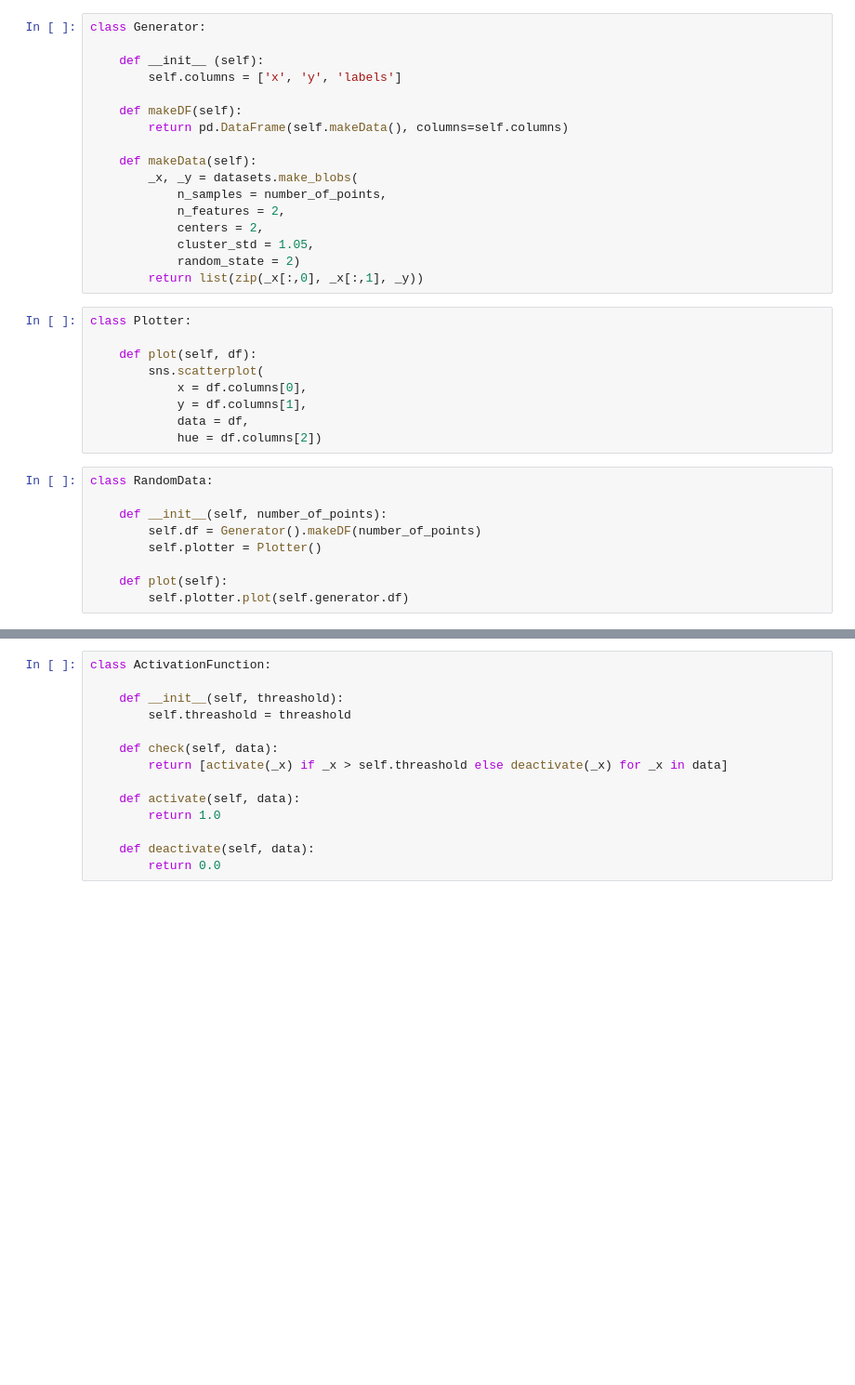
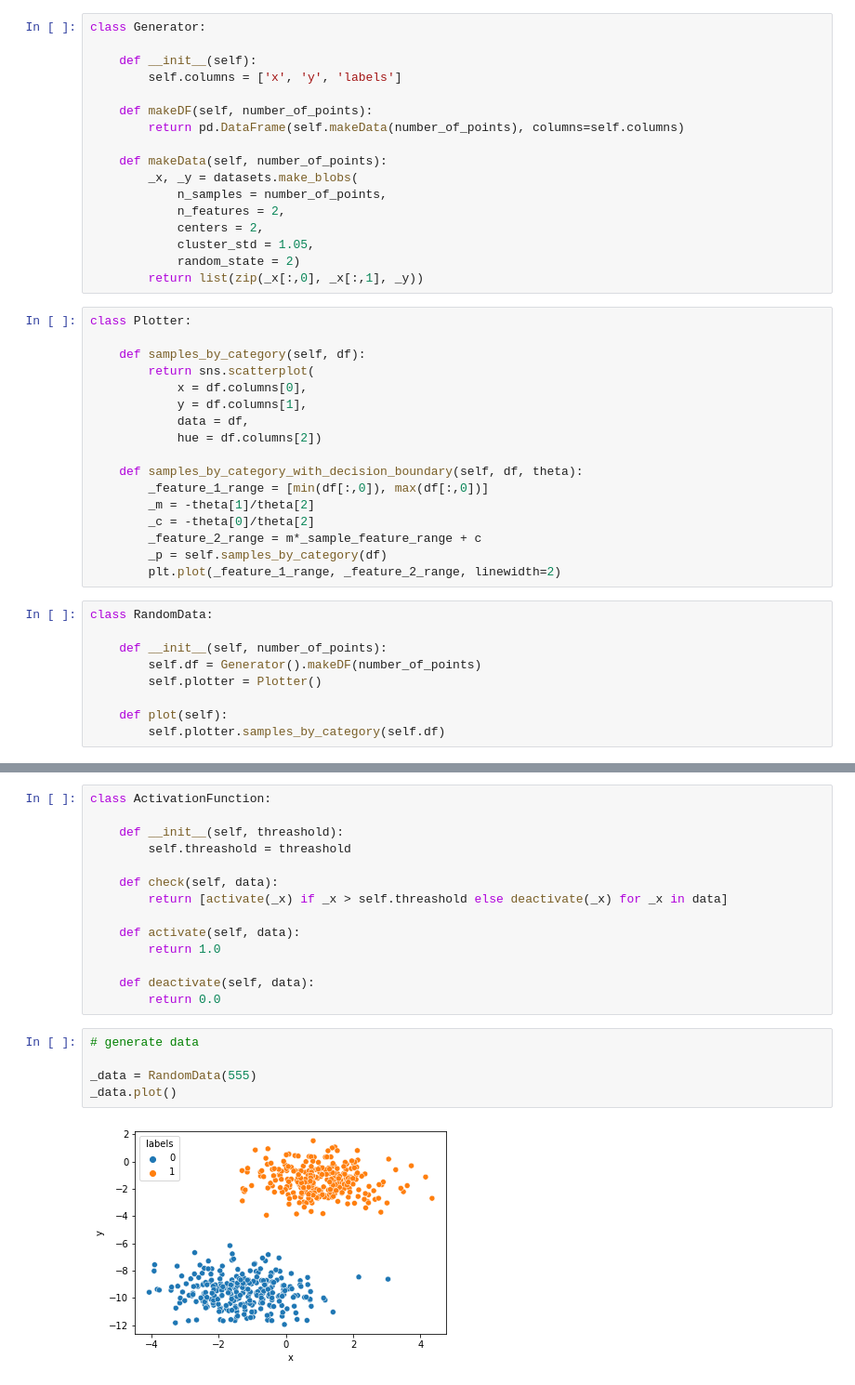
Before and after one commit to machadojohn/HW1, a Jupyter notebook: src/machado/perceptron.ipynb, the cells around one changed output, grey strips where cells are left out. Shown at 93% size. Cells and saved outputs as stored; diff of their text form; blank space fills up the shorter version.

Commit message:
scattery plot with boundary decision working

```diff
--- a/src/machado/perceptron.ipynb
+++ b/src/machado/perceptron.ipynb
@@ -10,13 +11,13 @@ import numpy as np
 # %%
 class Generator:
 
-    def __init__ (self):
+    def __init__(self):
         self.columns = ['x', 'y', 'labels']
 
-    def makeDF(self):
-        return pd.DataFrame(self.makeData(), columns=self.columns)
+    def makeDF(self, number_of_points):
+        return pd.DataFrame(self.makeData(number_of_points), columns=self.columns)
 
-    def makeData(self):
+    def makeData(self, number_of_points):
         _x, _y = datasets.make_blobs(
             n_samples = number_of_points,
             n_features = 2,
@@ -27,12 +28,20 @@ class Generator:
 # %%
 class Plotter:
 
-    def plot(self, df):
-        sns.scatterplot(
+    def samples_by_category(self, df):
+        return sns.scatterplot(
             x = df.columns[0],
             y = df.columns[1],
             data = df,
             hue = df.columns[2])
+
+    def samples_by_category_with_decision_boundary(self, df, theta):
+        _feature_1_range = [min(df[:,0]), max(df[:,0])]
+        _m = -theta[1]/theta[2]
+        _c = -theta[0]/theta[2]
+        _feature_2_range = m*_sample_feature_range + c
+        _p = self.samples_by_category(df)
+        plt.plot(_feature_1_range, _feature_2_range, linewidth=2)
 # %%
 class RandomData:
 
@@ -41,7 +50,7 @@ class RandomData:
         self.plotter = Plotter()
 
     def plot(self):
-        self.plotter.plot(self.generator.df)
+        self.plotter.samples_by_category(self.df)
 # %%
 class Perceptron:
 
@@ -106,4 +113,11 @@ class ActivationFunction:
 
     def deactivate(self, data):
         return 0.0
+# %%
+# generate data
+
+_data = RandomData(555)
+_data.plot()
+# %% [output]
+[figure, added]
 # %%
```
Also changed, not shown: parts of 7 cells of this notebook, 1 other file.
